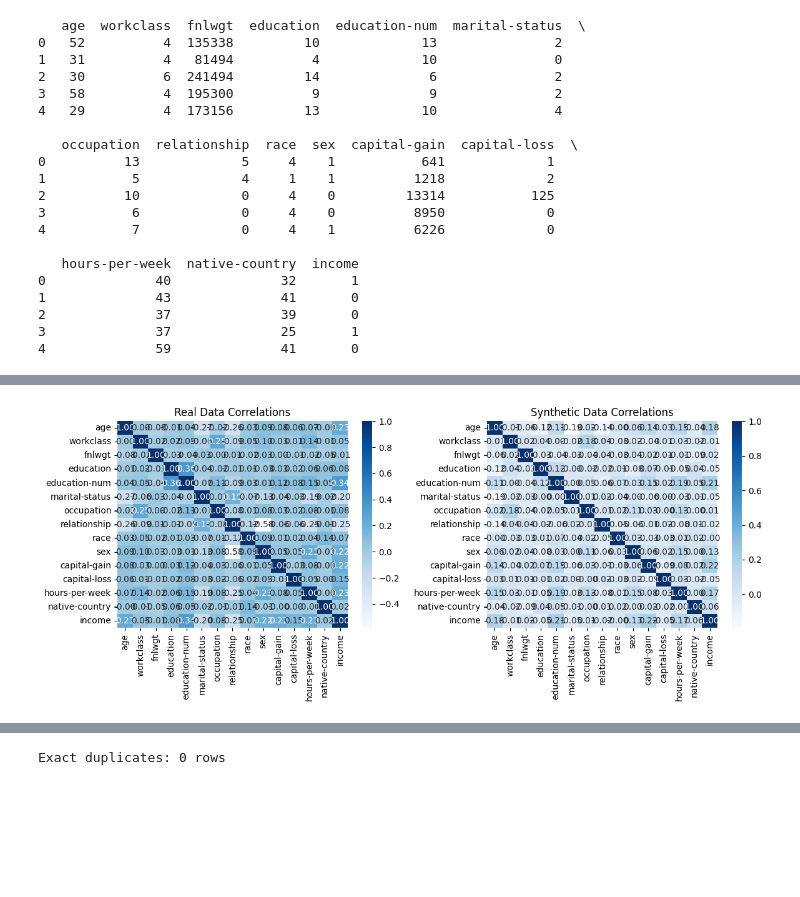
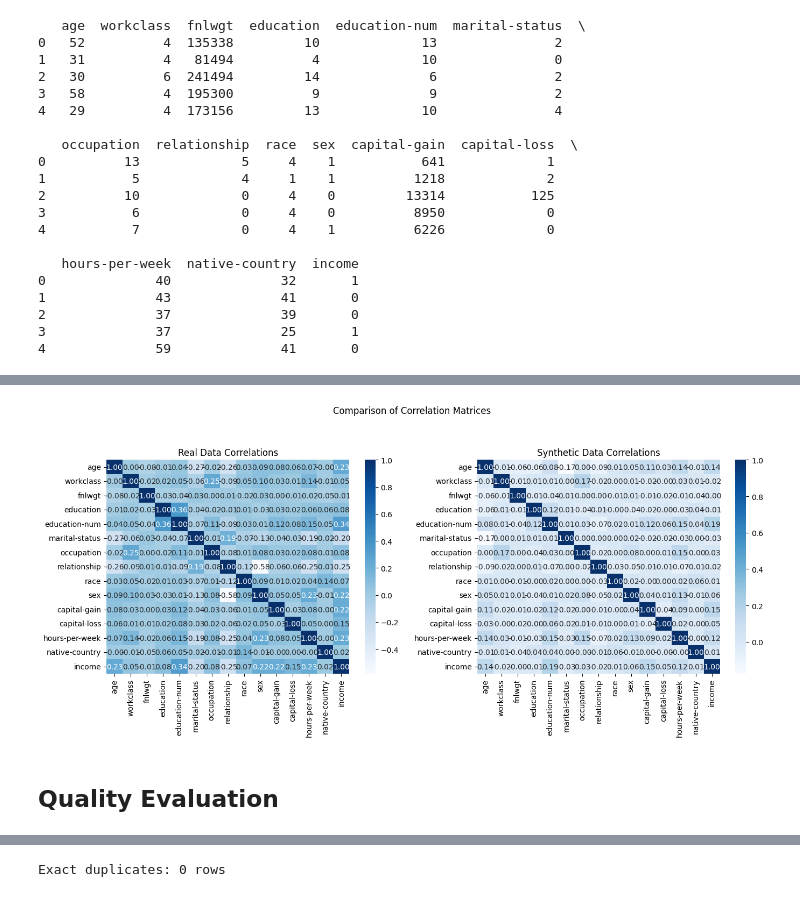
Before and after one commit to zakarias00/synth_tabular_data_gen, a Jupyter notebook: datasec_sync_datagen.ipynb, the cells around one changed output, grey strips where cells are left out. Cells and saved outputs as stored; diff of their text form; code cells hidden in the pictures; blank space fills up the shorter version.

```diff
--- a/datasec_sync_datagen.ipynb
+++ b/datasec_sync_datagen.ipynb
@@ -182,3 +303,20 @@ print(synthetic_data.head())
+# %%
+# Plot correlation matrices
+plt.figure(figsize=(14, 6))
+plt.suptitle('Comparison of Correlation Matrices', y=1.05)
+
+plt.subplot(1, 2, 1)
+sns.heatmap(df_proc.corr(), annot=True, cmap='Blues', fmt=".2f")
+plt.title("Real Data Correlations")
+
+plt.subplot(1, 2, 2)
+sns.heatmap(synthetic_data.corr(), annot=True, cmap='Blues', fmt=".2f")
+plt.title("Synthetic Data Correlations")
+
+plt.tight_layout()
+plt.show()
+# %% [output]
+[figure, added]
 # %%
 # Decode categorical variables back to original labels
 for col in categorical_cols:
@@ -186,21 +324,8 @@ for col in categorical_cols:
 
 # Save to CSV
 synthetic_data.to_csv("synthetic_adult_income.csv", index=False)
-# %%
-# Plot correlation matrices
-plt.figure(figsize=(12, 5))
-plt.subplot(1, 2, 1)
-sns.heatmap(df.corr(), annot=True, cmap='Blues', fmt=".2f")
-plt.title("Real Data Correlations")
-
-plt.subplot(1, 2, 2)
-sns.heatmap(synthetic_data.corr(), annot=True, cmap='Blues', fmt=".2f")
-plt.title("Synthetic Data Correlations")
-
-plt.tight_layout()
-plt.show()
-# %% [output]
-[figure, removed]
+# %% [markdown]
+## Quality Evaluation
 # %%
 # Generate a quality report (convert metadata to dict)
 report = QualityReport()
```
Also changed, not shown: parts of 49 cells of this notebook.
